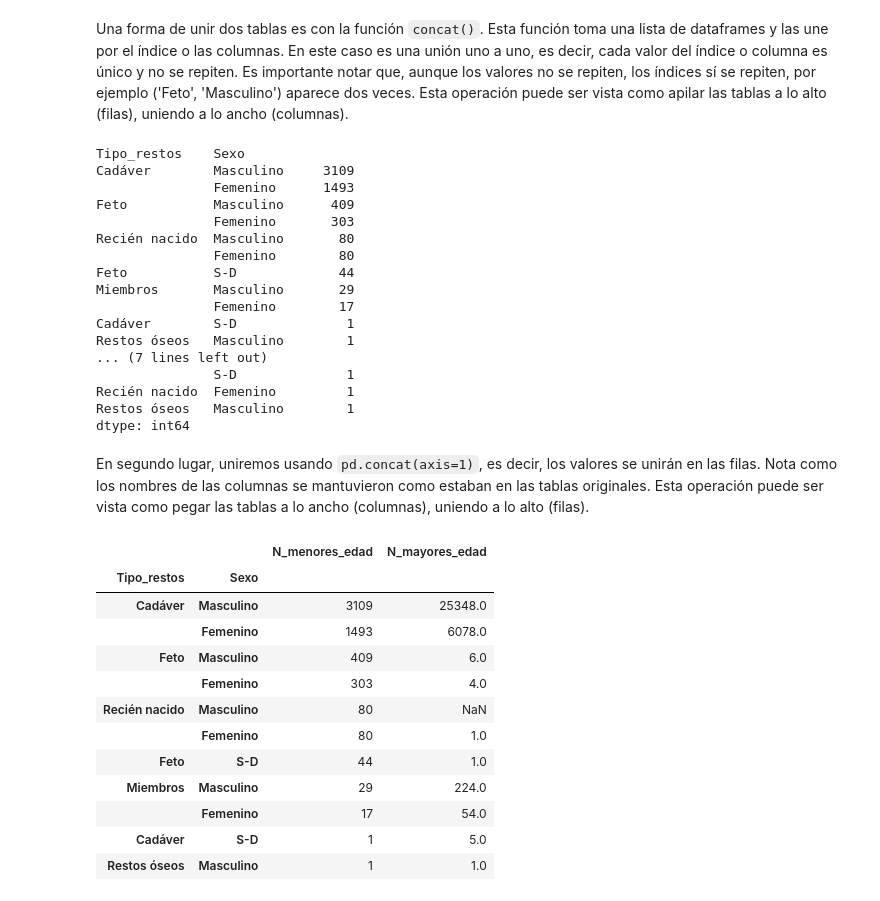
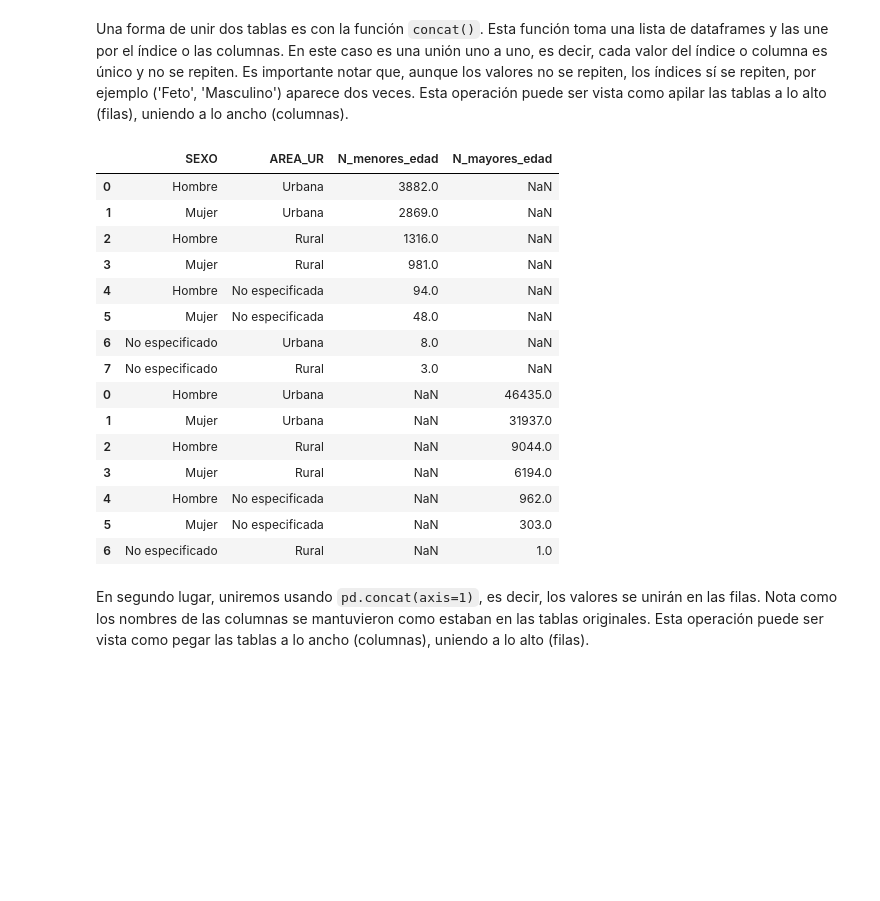
Before and after one commit to mar-esther23/Python_EDR2023, a Jupyter notebook: CPEDR_5Manipulación.ipynb, the cells around one changed output. Cells and saved outputs as stored; diff of their text form; code cells hidden in the pictures; blank space fills up the shorter version.

```diff
--- a/CPEDR_5Manipulación.ipynb
+++ b/CPEDR_5Manipulación.ipynb
@@ -365,0 +323,4 @@ Name: N_mayores_edad, dtype: int64
+# %%
+df_sexoarea_minedad = df_respiratorio.loc[df_respiratorio['EDAD']<18, ['SEXO','AREA_UR']] \
+                          .value_counts().rename('N_menores_edad').reset_index()
+df_sexoarea_minedad
@@ -365,0 +337,4 @@ Name: N_mayores_edad, dtype: int64
+# %%
+df_sexoarea_maxedad = df_respiratorio.loc[df_respiratorio['EDAD']>=18, ['SEXO','AREA_UR']] \
+                          .value_counts().rename('N_mayores_edad').reset_index()
+df_sexoarea_maxedad
@@ -368,42 +352,25 @@ Una forma de unir dos tablas es con la función `concat()`. Esta función toma u
 Es importante notar que, aunque los valores no se repiten, los índices sí se repiten, por ejemplo ('Feto', 'Masculino') aparece dos veces.
 Esta operación puede ser vista como apilar las tablas a lo alto (filas), uniendo a lo ancho (columnas).
 # %%
-pd.concat([df_restossexo_minedad,df_restossexo_maxedad])
+pd.concat([df_sexoarea_minedad,df_sexoarea_maxedad])
 # %% [output]
-Tipo_restos    Sexo
-Cadáver        Masculino     3109
-               Femenino      1493
-Feto           Masculino      409
-               Femenino       303
-Recién nacido  Masculino       80
-               Femenino        80
-Feto           S-D             44
-Miembros       Masculino       29
-               Femenino        17
-Cadáver        S-D              1
-Restos óseos   Masculino        1
-... (7 lines left out)
-               S-D              1
-Recién nacido  Femenino         1
-Restos óseos   Masculino        1
-dtype: int64
+|  | SEXO | AREA_UR | N_menores_edad | N_mayores_edad |
+| 0 | Hombre | Urbana | 3882.0 | NaN |
+| 1 | Mujer | Urbana | 2869.0 | NaN |
+| 2 | Hombre | Rural | 1316.0 | NaN |
+| 3 | Mujer | Rural | 981.0 | NaN |
+| 4 | Hombre | No especificada | 94.0 | NaN |
+| 5 | Mujer | No especificada | 48.0 | NaN |
+| 6 | No especificado | Urbana | 8.0 | NaN |
+| 7 | No especificado | Rural | 3.0 | NaN |
+| 0 | Hombre | Urbana | NaN | 46435.0 |
+| 1 | Mujer | Urbana | NaN | 31937.0 |
+| 2 | Hombre | Rural | NaN | 9044.0 |
+| 3 | Mujer | Rural | NaN | 6194.0 |
+| 4 | Hombre | No especificada | NaN | 962.0 |
+| 5 | Mujer | No especificada | NaN | 303.0 |
+| 6 | No especificado | Rural | NaN | 1.0 |
 # %% [markdown]
 En segundo lugar, uniremos usando `pd.concat(axis=1)`, es decir, los valores se unirán en las filas.
 Nota como los nombres de las columnas se mantuvieron como estaban en las tablas originales.
 Esta operación puede ser vista como pegar las tablas a lo ancho (columnas), uniendo a lo alto (filas).
-# %%
-pd.concat([df_restossexo_minedad,df_restossexo_maxedad], axis=1)
-# %% [output]
-|  |  | N_menores_edad | N_mayores_edad |
-| Tipo_restos | Sexo |  |  |
-| Cadáver | Masculino | 3109 | 25348.0 |
-|  | Femenino | 1493 | 6078.0 |
-| Feto | Masculino | 409 | 6.0 |
-|  | Femenino | 303 | 4.0 |
-| Recién nacido | Masculino | 80 | NaN |
-|  | Femenino | 80 | 1.0 |
-| Feto | S-D | 44 | 1.0 |
-| Miembros | Masculino | 29 | 224.0 |
-|  | Femenino | 17 | 54.0 |
-| Cadáver | S-D | 1 | 5.0 |
-| Restos óseos | Masculino | 1 | 1.0 |
```
Also changed, not shown: parts of 101 cells of this notebook, 7 other files.
